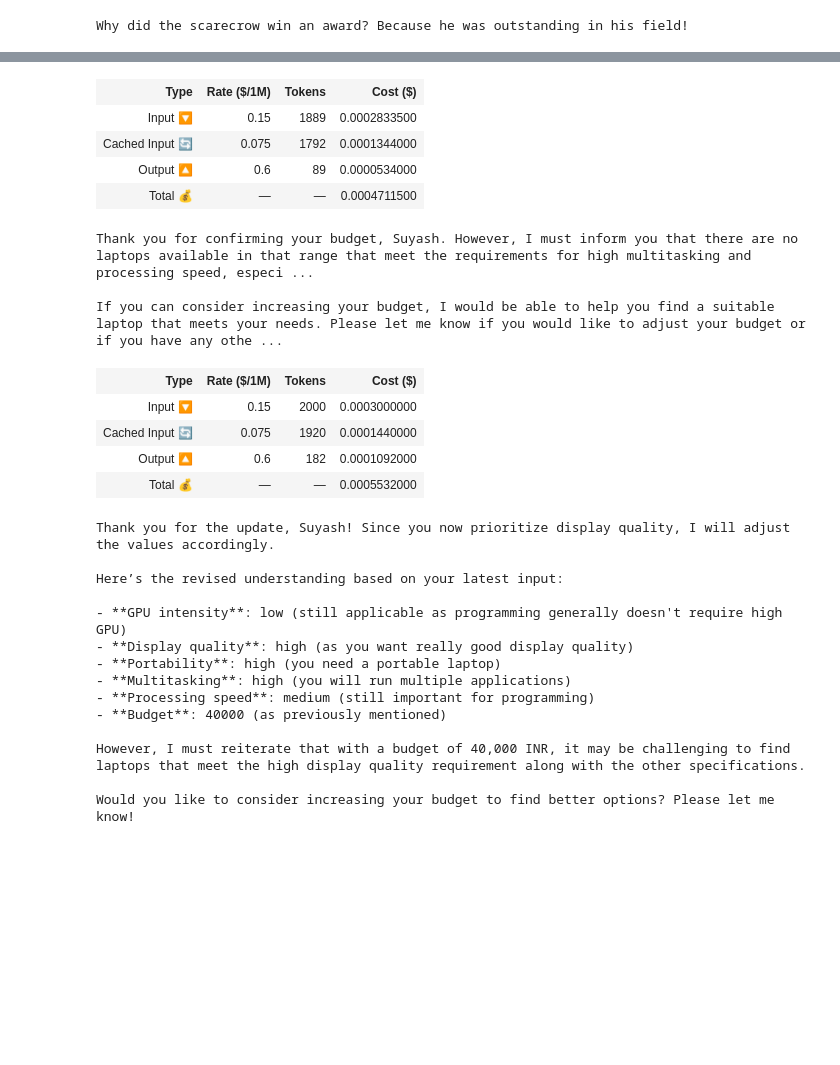
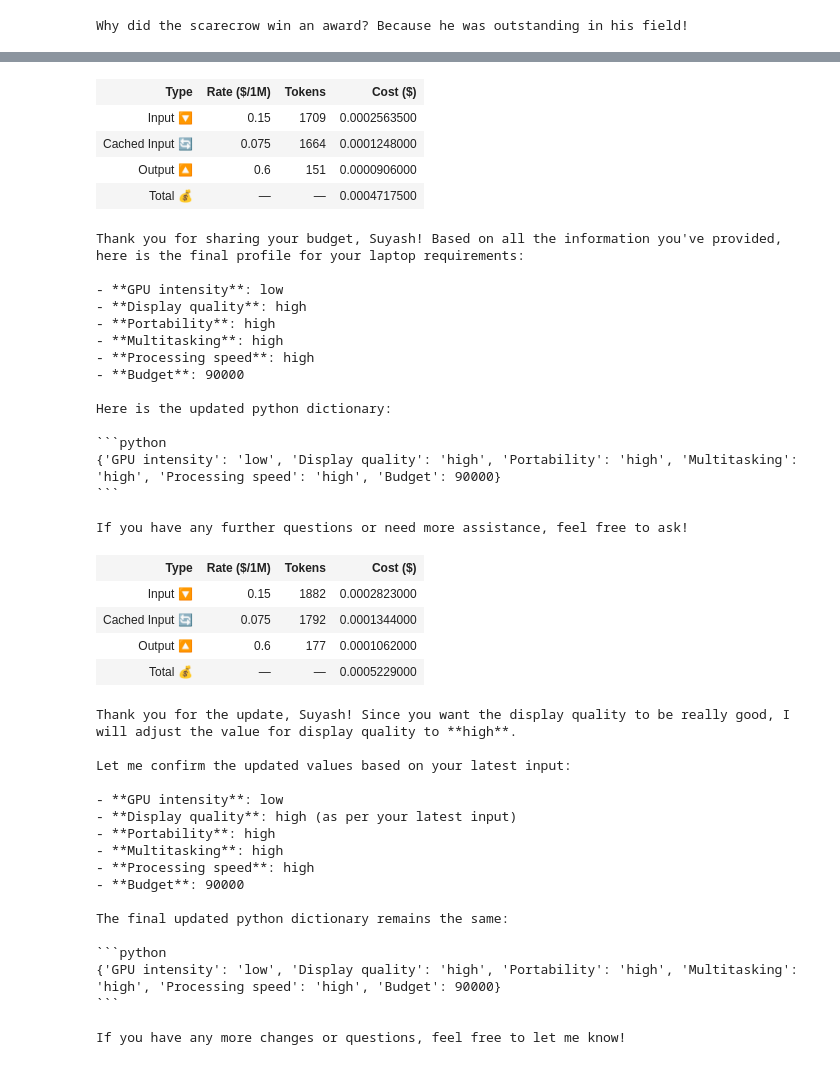
Before and after one commit to blogbydev/generativeai, a Jupyter notebook: shopassist/shopassist.ipynb, the cells around one changed output, grey strips where cells are left out. Drawn from its saved outputs; the diff is of its cells as text; code cells hidden in the pictures; blank space fills up the shorter version.

````diff
--- a/shopassist/shopassist.ipynb
+++ b/shopassist/shopassist.ipynb
@@ -232,6 +235,9 @@ def initialize_conversation():
 
 def get_laptop_assistant():
     conversation_log = initialize_conversation()
+    response = get_chat_model_completions(conversation_log)
+    print(response)
+    conversation_log.append({'role': 'assistant', 'content': response})
     def laptop_assistant(prompt):
         conversation_log.append({'role': 'user', 'content': prompt})
         response = get_chat_model_completions(conversation_log)
@@ -280,36 +293,53 @@ hey_laptop_assistant("my budget is about 40000 indian rupees")
 # %%
-response = hey_laptop_assistant("my budget is 40000")
+response = hey_laptop_assistant("my budget is 90000")
 print(response)
 # %% [output]
 | Type | Rate ($/1M) | Tokens | Cost ($) |
-| Input 🔽 | 0.15 | 1889 | 0.0002833500 |
-| Cached Input 🔄 | 0.075 | 1792 | 0.0001344000 |
-| Output 🔼 | 0.6 | 89 | 0.0000534000 |
-| Total 💰 | — | — | 0.0004711500 |
+| Input 🔽 | 0.15 | 1709 | 0.0002563500 |
+| Cached Input 🔄 | 0.075 | 1664 | 0.0001248000 |
+| Output 🔼 | 0.6 | 151 | 0.0000906000 |
+| Total 💰 | — | — | 0.0004717500 |
-Thank you for confirming your budget, Suyash. However, I must inform you that there are no laptops available in that range that meet the requirements for high multitasking and processing speed, especi ...
+Thank you for sharing your budget, Suyash! Based on all the information you've provided, here is the final profile for your laptop requirements:
 
-If you can consider increasing your budget, I would be able to help you find a suitable laptop that meets your needs. Please let me know if you would like to adjust your budget or if you have any othe ...
+- **GPU intensity**: low
+- **Display quality**: high
+- **Portability**: high
+- **Multitasking**: high
+- **Processing speed**: high
+- **Budget**: 90000
+
+Here is the updated python dictionary:
+
+```python
+{'GPU intensity': 'low', 'Display quality': 'high', 'Portability': 'high', 'Multitasking': 'high', 'Processing speed': 'high', 'Budget': 90000}
+```
+
+If you have any further questions or need more assistance, feel free to ask!
 # %%
 response = hey_laptop_assistant("i am changing my thought, i need the display quality to be really good")
 print(response)
 # %% [output]
 | Type | Rate ($/1M) | Tokens | Cost ($) |
-| Input 🔽 | 0.15 | 2000 | 0.0003000000 |
-| Cached Input 🔄 | 0.075 | 1920 | 0.0001440000 |
-| Output 🔼 | 0.6 | 182 | 0.0001092000 |
-| Total 💰 | — | — | 0.0005532000 |
+| Input 🔽 | 0.15 | 1882 | 0.0002823000 |
+| Cached Input 🔄 | 0.075 | 1792 | 0.0001344000 |
+| Output 🔼 | 0.6 | 177 | 0.0001062000 |
+| Total 💰 | — | — | 0.0005229000 |
-Thank you for the update, Suyash! Since you now prioritize display quality, I will adjust the values accordingly.
+Thank you for the update, Suyash! Since you want the display quality to be really good, I will adjust the value for display quality to **high**.
 
-Here’s the revised understanding based on your latest input:
+Let me confirm the updated values based on your latest input:
 
-- **GPU intensity**: low (still applicable as programming generally doesn't require high GPU)
-- **Display quality**: high (as you want really good display quality)
-- **Portability**: high (you need a portable laptop)
-- **Multitasking**: high (you will run multiple applications)
-- **Processing speed**: medium (still important for programming)
-- **Budget**: 40000 (as previously mentioned)
+- **GPU intensity**: low
+- **Display quality**: high (as per your latest input)
+- **Portability**: high
+- **Multitasking**: high
+- **Processing speed**: high
+- **Budget**: 90000
 
-However, I must reiterate that with a budget of 40,000 INR, it may be challenging to find laptops that meet the high display quality requirement along with the other specifications.
+The final updated python dictionary remains the same:
 
-Would you like to consider increasing your budget to find better options? Please let me know!
+```python
+{'GPU intensity': 'low', 'Display quality': 'high', 'Portability': 'high', 'Multitasking': 'high', 'Processing speed': 'high', 'Budget': 90000}
+```
+
+If you have any more changes or questions, feel free to let me know!
 # %%
````
Also changed, not shown: parts of 26 cells of this notebook, 1 other file.
